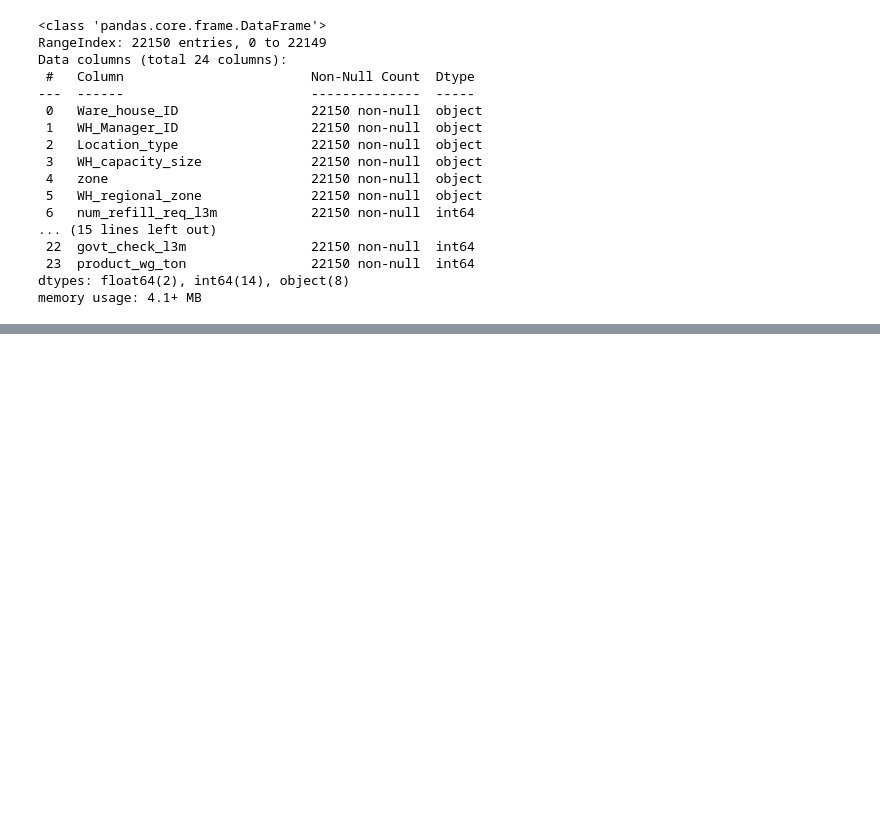
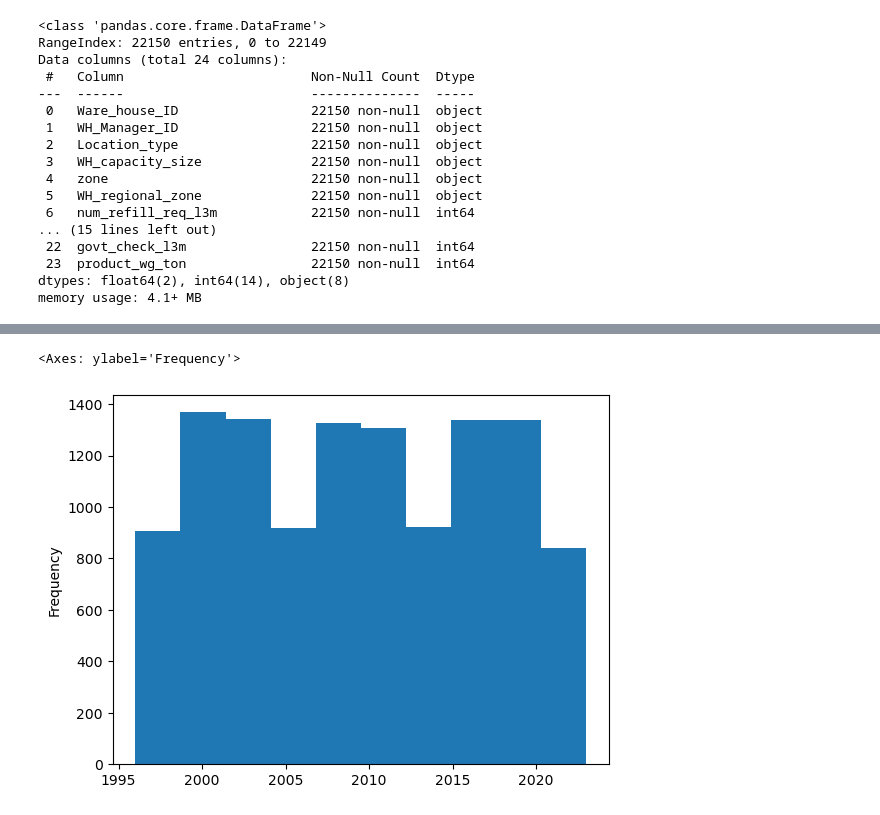
Before and after one commit to harshthorve284/SUPPLYCHAIN, a Jupyter notebook: model.ipynb, the cells around one changed output, grey strips where cells are left out. Saved outputs shown, nothing was run; the diff lists cells and outputs as text; code cells hidden in the pictures; blank space fills up the shorter version.

```diff
--- a/model.ipynb
+++ b/model.ipynb
@@ -51,0 +111,5 @@ memory usage: 4.1+ MB
+# %%
+df['wh_est_year'].plot(kind=('hist'))
+# %% [output]
+<Axes: ylabel='Frequency'>
+[figure, added]
```
Also changed, not shown: parts of 11 cells of this notebook.
